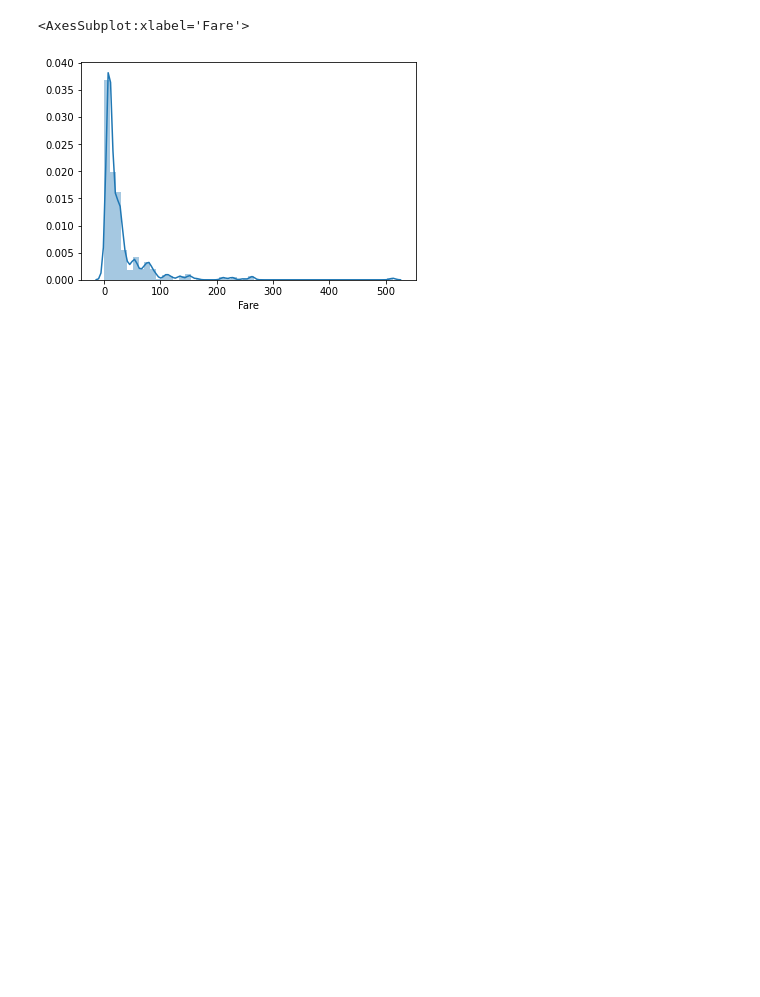
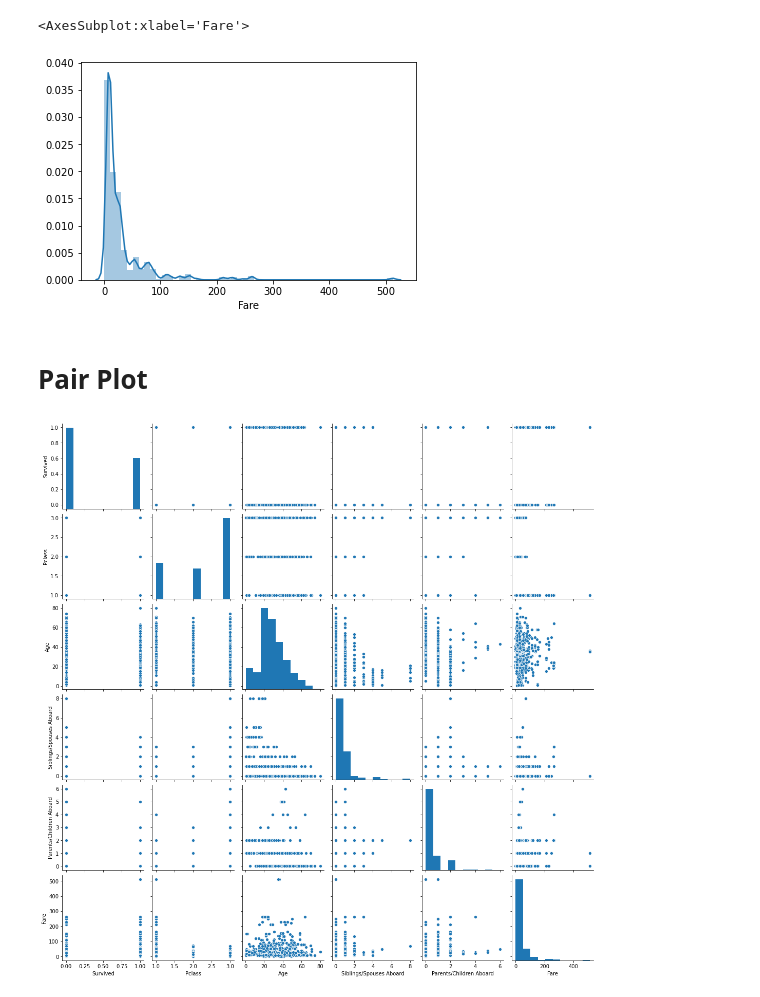
Before and after one commit to Yusiran-itb/Machine-Learning-, a Jupyter notebook: TUGAS 1 YUSIRAN.ipynb, the cells around one changed output. Drawn from its saved outputs; the diff is of its cells as text; code cells hidden in the pictures; blank space fills up the shorter version.

```diff
--- a/TUGAS 1 YUSIRAN.ipynb
+++ b/TUGAS 1 YUSIRAN.ipynb
@@ -91,3 +109,10 @@ sns.distplot(df.Fare)
 # %% [output]
 <AxesSubplot:xlabel='Fare'>
 [figure]
+# %% [markdown]
+# Pair Plot
+# %%
+sns.pairplot(data=df)
+plt.show()
+# %% [output]
+[figure, added]
```
Also changed, not shown: parts of 8 cells of this notebook.
